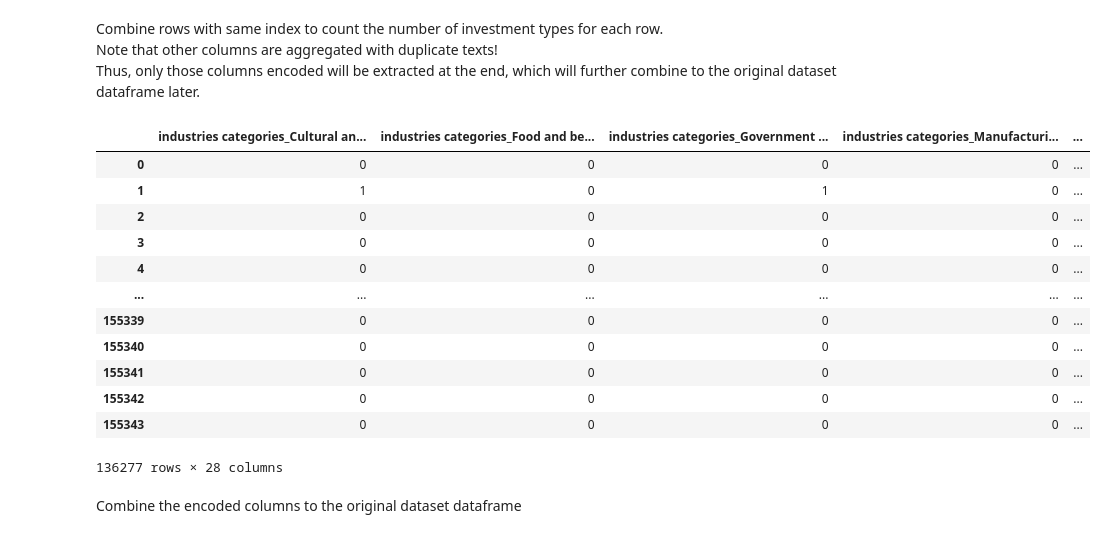
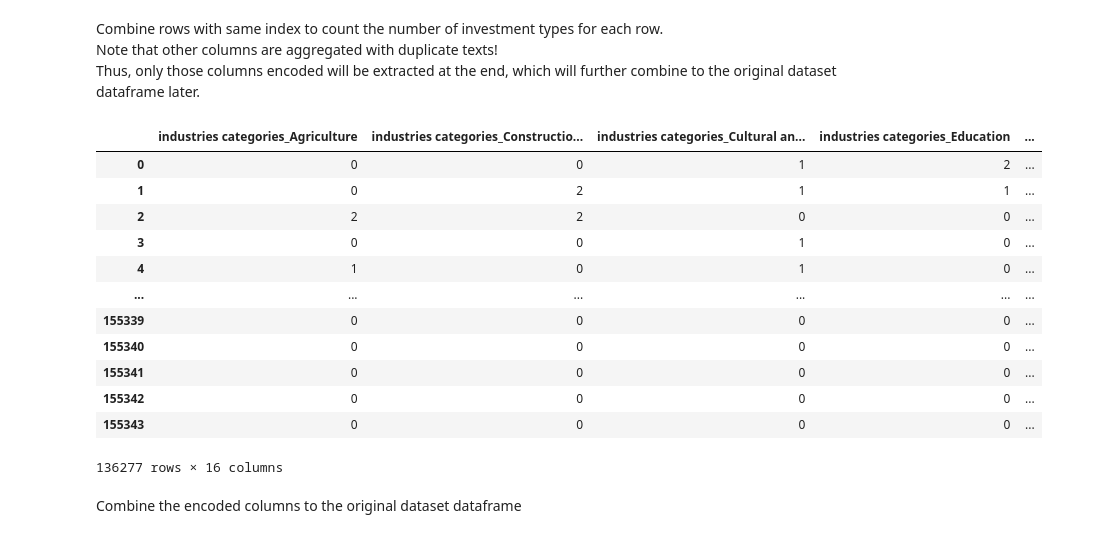
Before and after one commit to Eric-L-cloud/Capstone-Project, a Jupyter notebook: read_parquet_files (1).ipynb, the cells around one changed output. Saved outputs shown, nothing was run; the diff lists cells and outputs as text; code cells hidden in the pictures.

```diff
--- a/read_parquet_files (1).ipynb
+++ b/read_parquet_files (1).ipynb
@@ -890,24 +916,24 @@ Thus, only those columns encoded will be extracted at the end, which will furthe
 # %%
 # Note other columns are aggregated with duplicate texts after groupby in this code.
 drop_df_removed_shift_3_encoded.groupby(level=0).sum()
 
 # To extract only those encoding columns, to solve the aggregation issue:
-industry_encode_columns = drop_df_removed_shift_3_encoded.groupby(level=0).sum().loc[:,"industries categories_Cultural and creative industries":"industries categories_transportation"]
+industry_encode_columns = drop_df_removed_shift_3_encoded.groupby(level=0).sum().loc[:,"industries categories_Agriculture":"industries categories_Trade & Logistics"]
 industry_encode_columns
 # %% [output]
-|  | industries categories_Cultural an... | industries categories_Food and be... | industries categories_Government ... | industries categories_Manufacturi... | ... |
-| 0 | 0 | 0 | 0 | 0 | ... |
-| 1 | 1 | 0 | 1 | 0 | ... |
-| 2 | 0 | 0 | 0 | 0 | ... |
-| 3 | 0 | 0 | 0 | 0 | ... |
-| 4 | 0 | 0 | 0 | 0 | ... |
+|  | industries categories_Agriculture | industries categories_Constructio... | industries categories_Cultural an... | industries categories_Education | ... |
+| 0 | 0 | 0 | 1 | 2 | ... |
+| 1 | 0 | 2 | 1 | 1 | ... |
+| 2 | 2 | 2 | 0 | 0 | ... |
+| 3 | 0 | 0 | 1 | 0 | ... |
+| 4 | 1 | 0 | 1 | 0 | ... |
 | ... | ... | ... | ... | ... | ... |
 | 155339 | 0 | 0 | 0 | 0 | ... |
 | 155340 | 0 | 0 | 0 | 0 | ... |
 | 155341 | 0 | 0 | 0 | 0 | ... |
 | 155342 | 0 | 0 | 0 | 0 | ... |
 | 155343 | 0 | 0 | 0 | 0 | ... |
-136277 rows × 28 columns
+136277 rows × 16 columns
 # %% [markdown]
 Combine the encoded columns to the original dataset dataframe
 # %%
```
Also changed, not shown: parts of 5 cells of this notebook, 2 other files.
